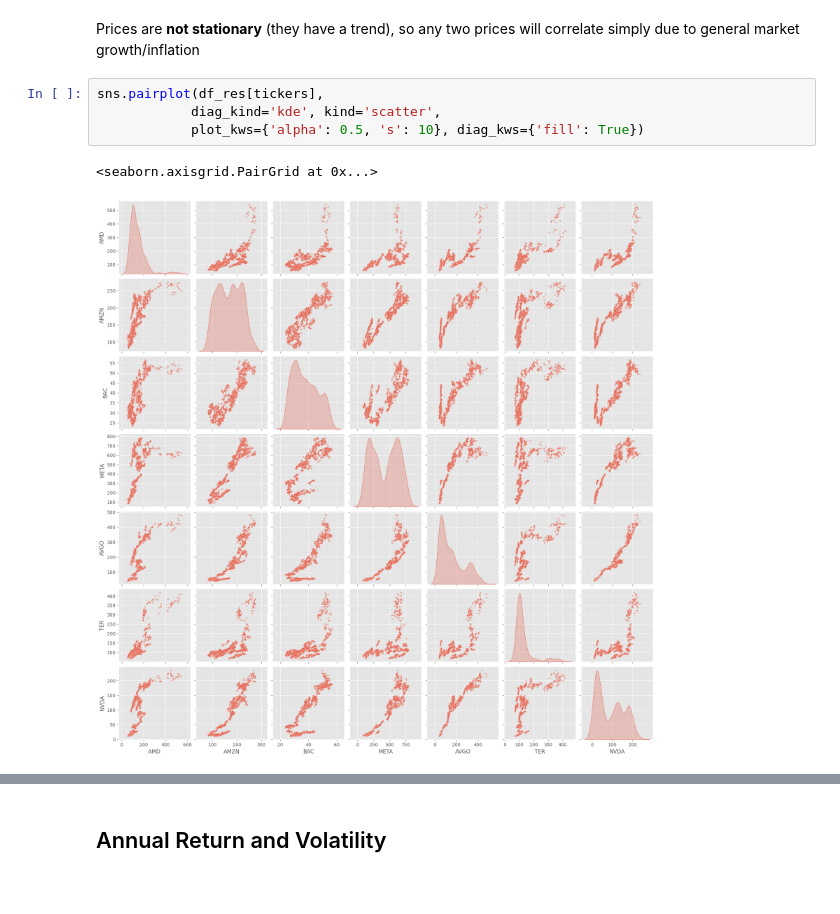
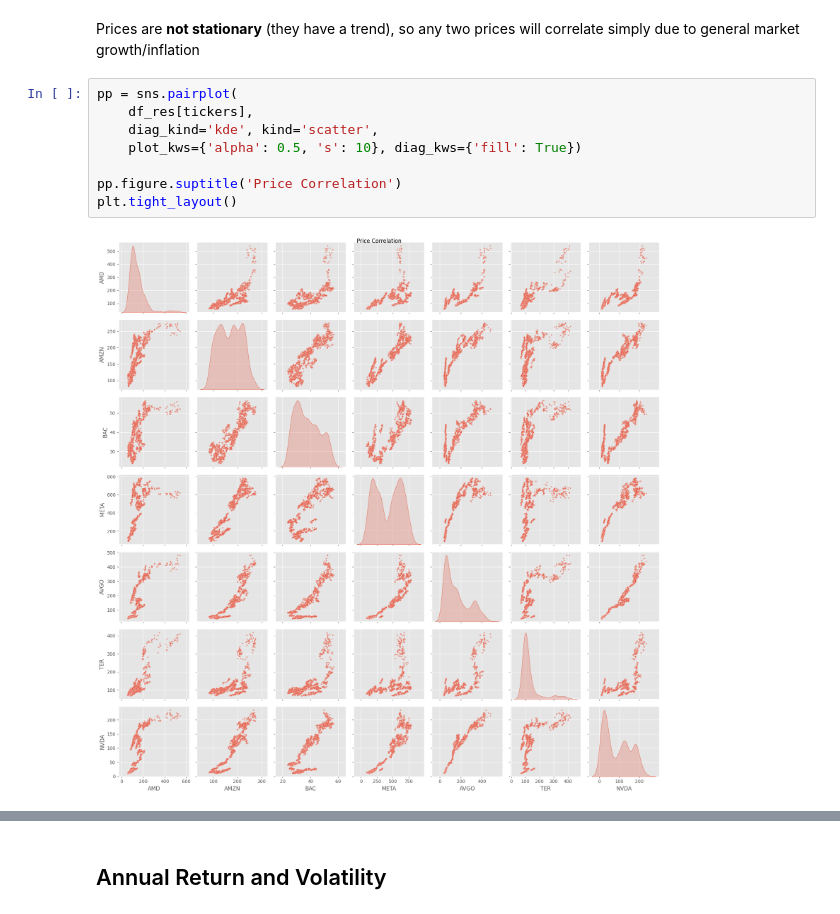
Before and after one commit to fadeeva/portfoli_o_o_ptimisation, a Jupyter notebook: Step_01__Basics_Return_Risk_Correlation.ipynb, the cells around one changed output, grey strips where cells are left out. Cells and saved outputs as stored; diff of their text form; blank space fills up the shorter version.

```diff
--- a/Step_01__Basics_Return_Risk_Correlation.ipynb
+++ b/Step_01__Basics_Return_Risk_Correlation.ipynb
@@ -79,12 +79,15 @@ plt.tight_layout();
 # %% [markdown]
 Prices are **not stationary** (they have a trend), so any two prices will correlate simply due to general market growth/inflation
 # %%
-sns.pairplot(df_res[tickers],
-            diag_kind='kde', kind='scatter',
-            plot_kws={'alpha': 0.5, 's': 10}, diag_kws={'fill': True})
+pp = sns.pairplot(
+    df_res[tickers],
+    diag_kind='kde', kind='scatter',
+    plot_kws={'alpha': 0.5, 's': 10}, diag_kws={'fill': True})
+
+pp.figure.suptitle('Price Correlation')
+plt.tight_layout()
 # %% [output]
-<seaborn.axisgrid.PairGrid at 0x...>
-[figure, old version]
+[figure, new version]
 # %%
 corr_matrix_simp_ret = df_res[[ticker+'_simp_ret' for ticker in tickers]].corr()
 corr_matrix_log_ret = df_res[[ticker+'_log_ret' for ticker in tickers]].corr()
```
Also changed, not shown: parts of 8 cells of this notebook.
